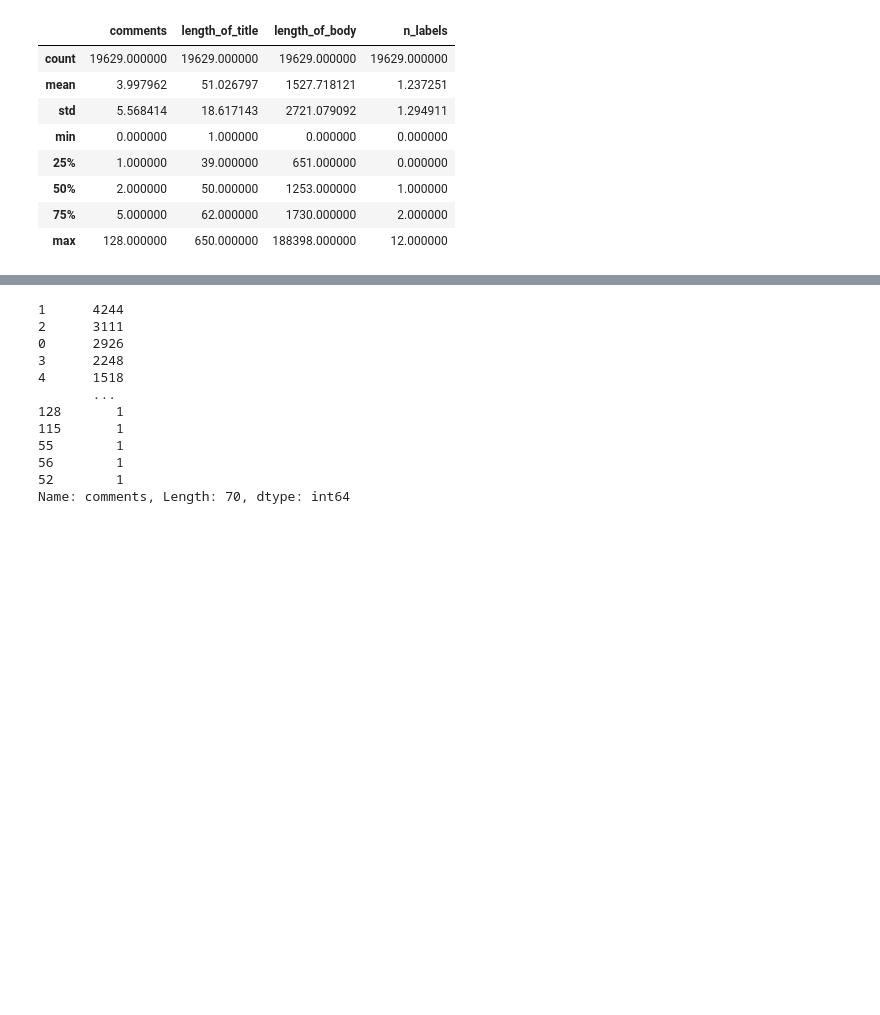
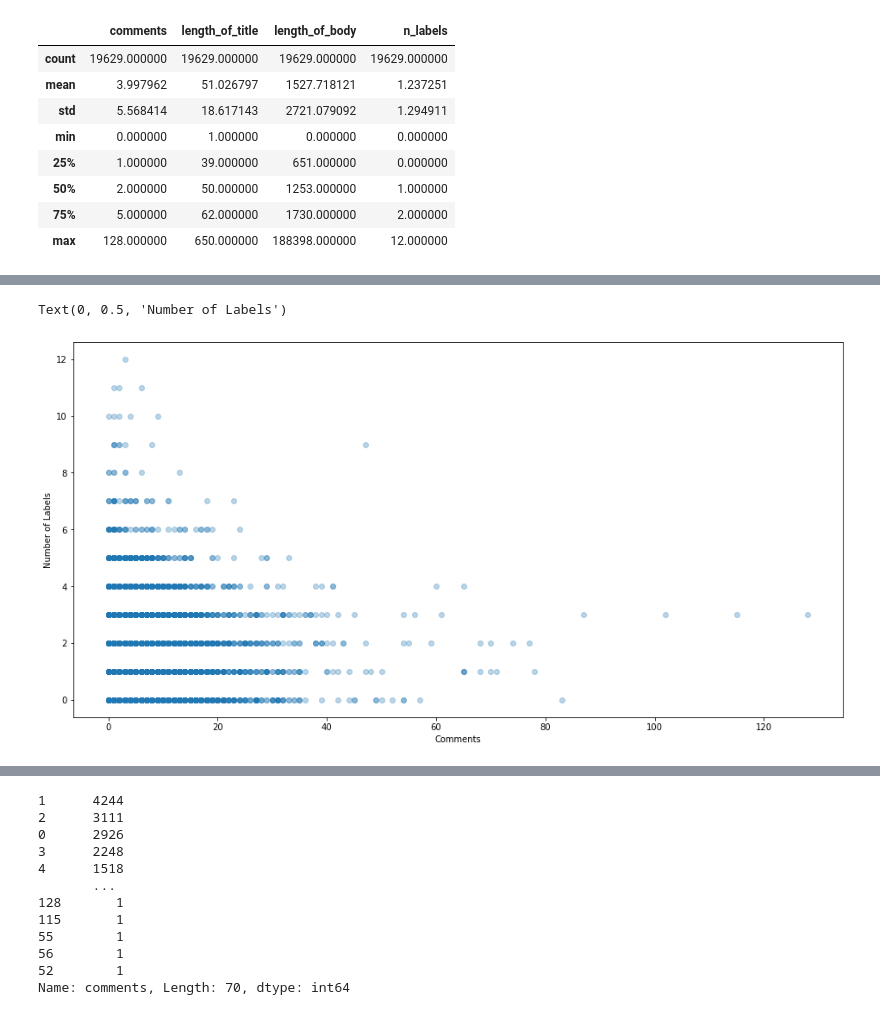
Before and after one commit to AmirZahre/Github_Org_Repo_Analysis, a Jupyter notebook: astronomer_internship_takehome.ipynb, the cells around one changed output, grey strips where cells are left out. Cells and saved outputs as stored; diff of their text form; code cells hidden in the pictures; blank space fills up the shorter version.

```diff
--- a/astronomer_internship_takehome.ipynb
+++ b/astronomer_internship_takehome.ipynb
@@ -345,0 +359,12 @@ plt.show()
+# %%
+fig, ax = plt.subplots(figsize=(16,8))
+
+x = df.comments
+y = df.n_labels
+
+plt.scatter(x, y, alpha=0.3)
+plt.xlabel('Comments')
+plt.ylabel('Number of Labels')
+# %% [output]
+Text(0, 0.5, 'Number of Labels')
+[figure, added]
```
Also changed, not shown: parts of 14 cells of this notebook.
